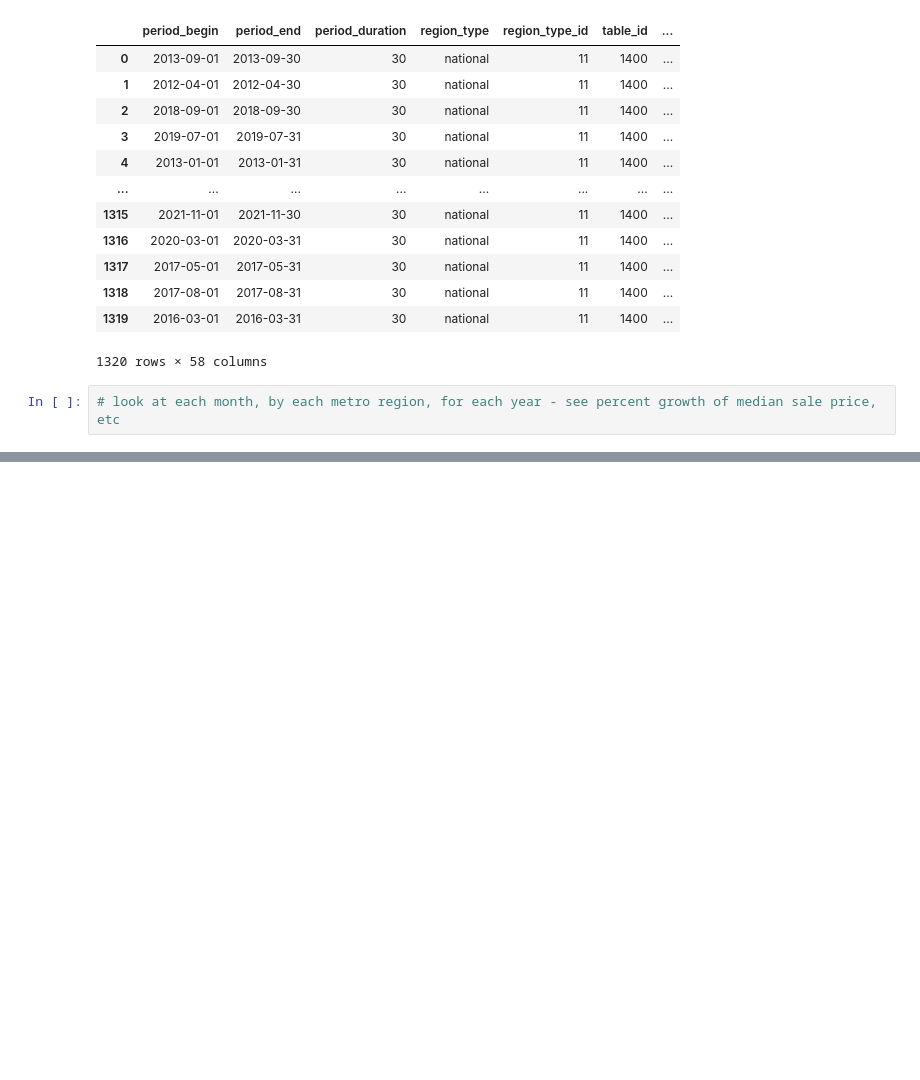
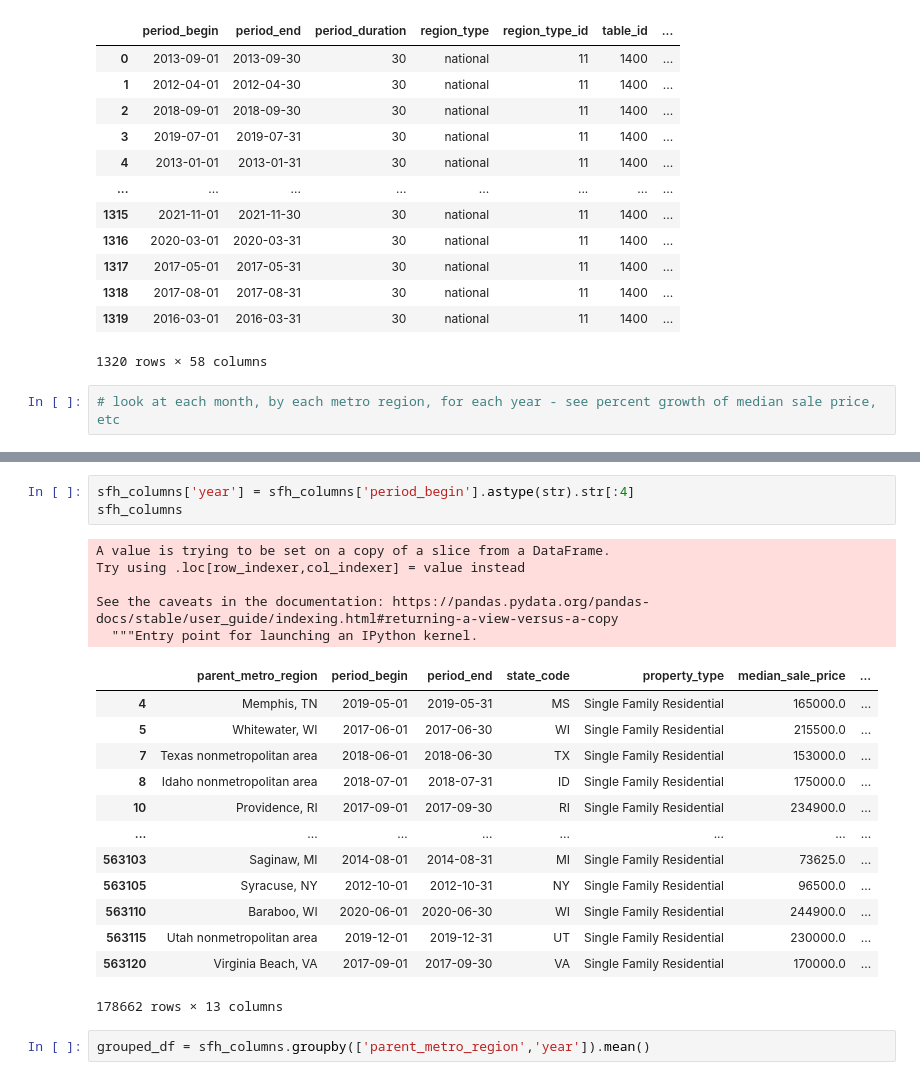
Before and after one commit to laurenweiner/GW-Bootcamp-Project, a Jupyter notebook: group-gw-redfin-data-3-10.ipynb, the cells around one changed output, grey strips where cells are left out. Saved outputs shown, nothing was run; the diff lists cells and outputs as text; blank space fills up the shorter version.

```diff
--- a/group-gw-redfin-data-3-10.ipynb
+++ b/group-gw-redfin-data-3-10.ipynb
@@ -148,0 +170,24 @@ national_df
+# %%
+sfh_columns['year'] = sfh_columns['period_begin'].astype(str).str[:4]
+sfh_columns
+# %% [output]
+A value is trying to be set on a copy of a slice from a DataFrame.
+Try using .loc[row_indexer,col_indexer] = value instead
+
+See the caveats in the documentation: https://pandas.pydata.org/pandas-docs/stable/user_guide/indexing.html#returning-a-view-versus-a-copy
+  """Entry point for launching an IPython kernel.
+|  | parent_metro_region | period_begin | period_end | state_code | property_type | median_sale_price | ... |
+| 4 | Memphis, TN | 2019-05-01 | 2019-05-31 | MS | Single Family Residential | 165000.0 | ... |
+| 5 | Whitewater, WI | 2017-06-01 | 2017-06-30 | WI | Single Family Residential | 215500.0 | ... |
+| 7 | Texas nonmetropolitan area | 2018-06-01 | 2018-06-30 | TX | Single Family Residential | 153000.0 | ... |
+| 8 | Idaho nonmetropolitan area | 2018-07-01 | 2018-07-31 | ID | Single Family Residential | 175000.0 | ... |
+| 10 | Providence, RI | 2017-09-01 | 2017-09-30 | RI | Single Family Residential | 234900.0 | ... |
+| ... | ... | ... | ... | ... | ... | ... | ... |
+| 563103 | Saginaw, MI | 2014-08-01 | 2014-08-31 | MI | Single Family Residential | 73625.0 | ... |
+| 563105 | Syracuse, NY | 2012-10-01 | 2012-10-31 | NY | Single Family Residential | 96500.0 | ... |
+| 563110 | Baraboo, WI | 2020-06-01 | 2020-06-30 | WI | Single Family Residential | 244900.0 | ... |
+| 563115 | Utah nonmetropolitan area | 2019-12-01 | 2019-12-31 | UT | Single Family Residential | 230000.0 | ... |
+| 563120 | Virginia Beach, VA | 2017-09-01 | 2017-09-30 | VA | Single Family Residential | 170000.0 | ... |
+178662 rows × 13 columns
+# %%
+grouped_df = sfh_columns.groupby(['parent_metro_region','year']).mean()
```
Also changed, not shown: parts of 7 cells of this notebook.
